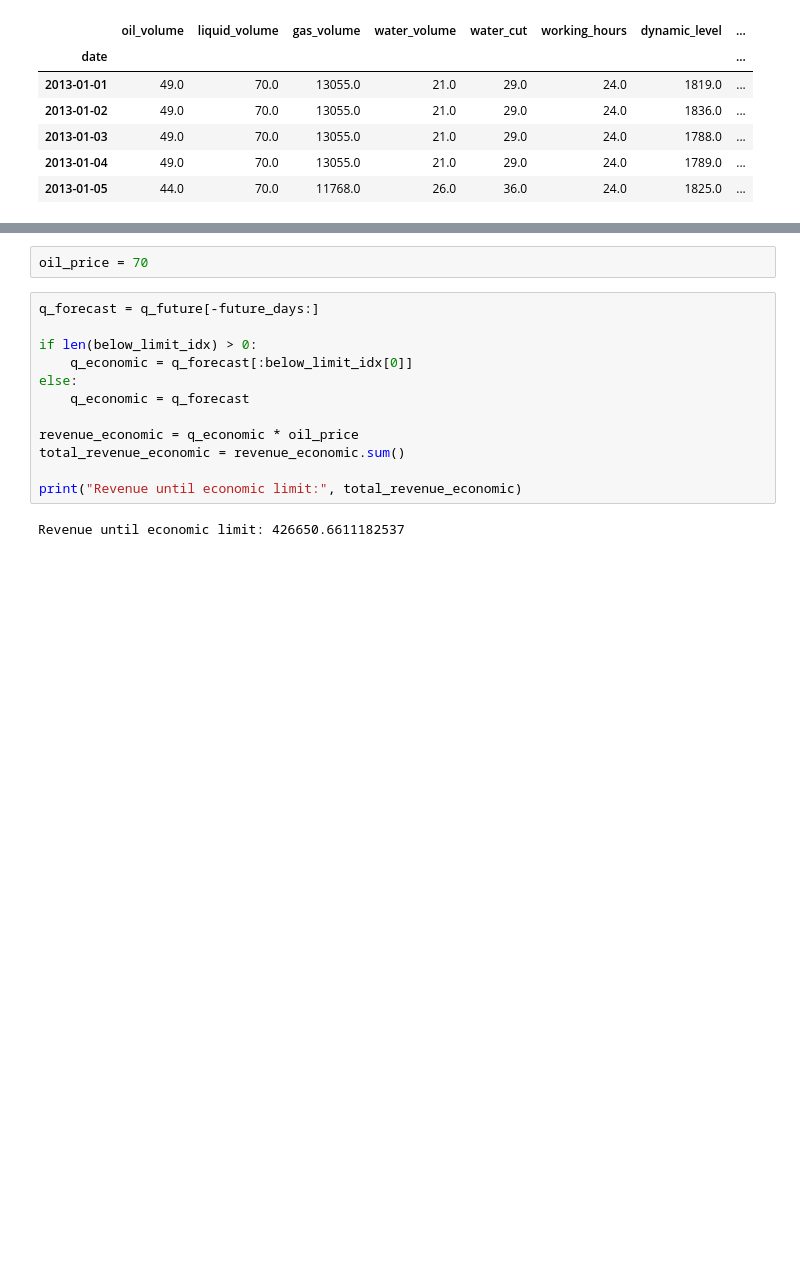
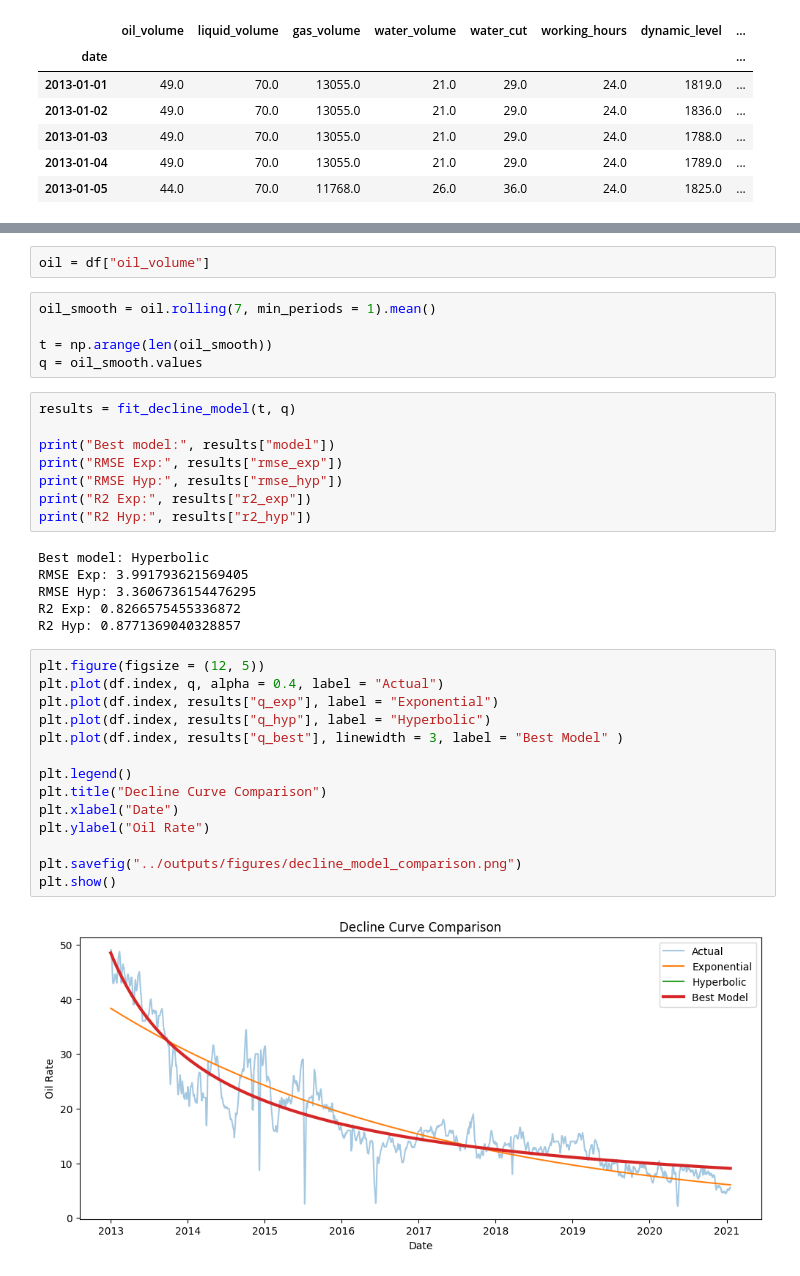
Before and after one commit to Jofregf/oil-well-production-analysis, a Jupyter notebook: notebooks/04_decline_curve_analysis.ipynb, the cells around one changed output, grey strips where cells are left out. Saved outputs shown, nothing was run; the diff lists cells and outputs as text; blank space fills up the shorter version.

```diff
--- a/notebooks/04_decline_curve_analysis.ipynb
+++ b/notebooks/04_decline_curve_analysis.ipynb
@@ -318,16 +37,37 @@ Economic limit NOT reached in forecast horizon
-# %%
-oil_price = 70
-# %%
-q_forecast = q_future[-future_days:]
-
-if len(below_limit_idx) > 0:
-    q_economic = q_forecast[:below_limit_idx[0]]
-else:
-    q_economic = q_forecast
-
-revenue_economic = q_economic * oil_price
-total_revenue_economic = revenue_economic.sum()
-
-print("Revenue until economic limit:", total_revenue_economic)
-# %% [output]
-Revenue until economic limit: 426650.6611182537
+# %%
+oil = df["oil_volume"]
+# %%
+oil_smooth = oil.rolling(7, min_periods = 1).mean()
+
+t = np.arange(len(oil_smooth))
+q = oil_smooth.values
+# %%
+results = fit_decline_model(t, q)
+
+print("Best model:", results["model"])
+print("RMSE Exp:", results["rmse_exp"])
+print("RMSE Hyp:", results["rmse_hyp"])
+print("R2 Exp:", results["r2_exp"])
+print("R2 Hyp:", results["r2_hyp"])
+# %% [output]
+Best model: Hyperbolic
+RMSE Exp: 3.991793621569405
+RMSE Hyp: 3.3606736154476295
+R2 Exp: 0.8266575455336872
+R2 Hyp: 0.8771369040328857
+# %%
+plt.figure(figsize = (12, 5))
+plt.plot(df.index, q, alpha = 0.4, label = "Actual")
+plt.plot(df.index, results["q_exp"], label = "Exponential")
+plt.plot(df.index, results["q_hyp"], label = "Hyperbolic")
+plt.plot(df.index, results["q_best"], linewidth = 3, label = "Best Model" )
+
+plt.legend()
+plt.title("Decline Curve Comparison")
+plt.xlabel("Date")
+plt.ylabel("Oil Rate")
+
+plt.savefig("../outputs/figures/decline_model_comparison.png")
+plt.show()
+# %% [output]
+[figure, added]
```
Also changed, not shown: parts of 39 cells of this notebook, 17 other files.
